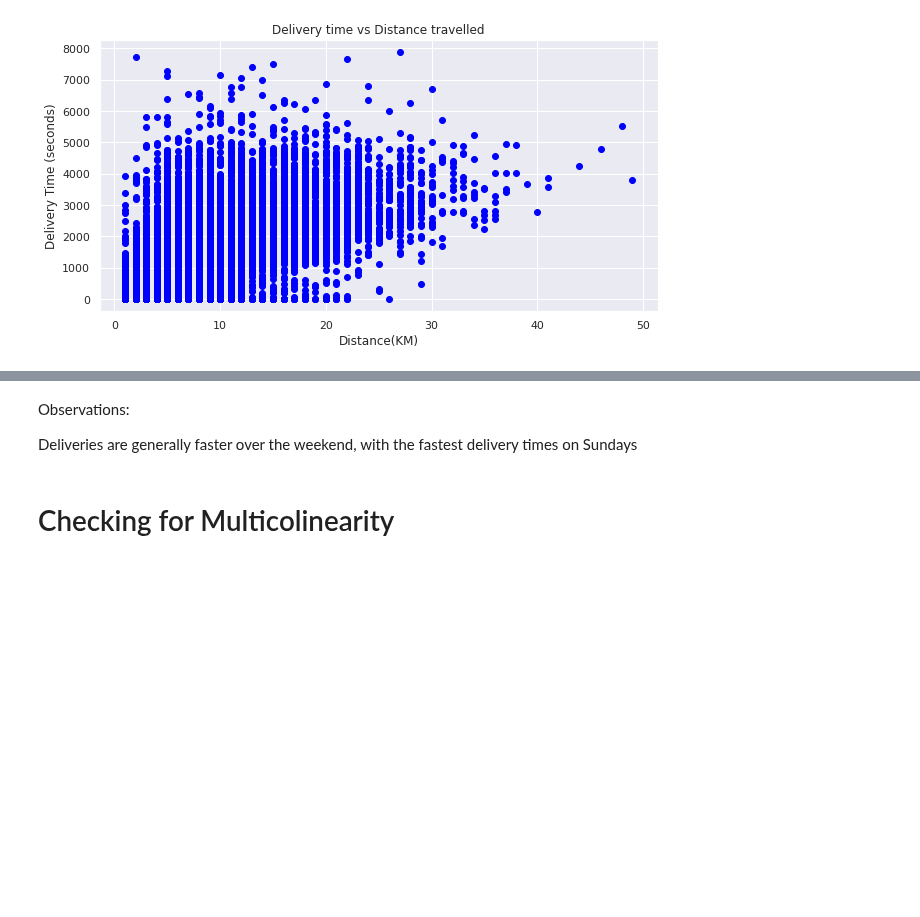
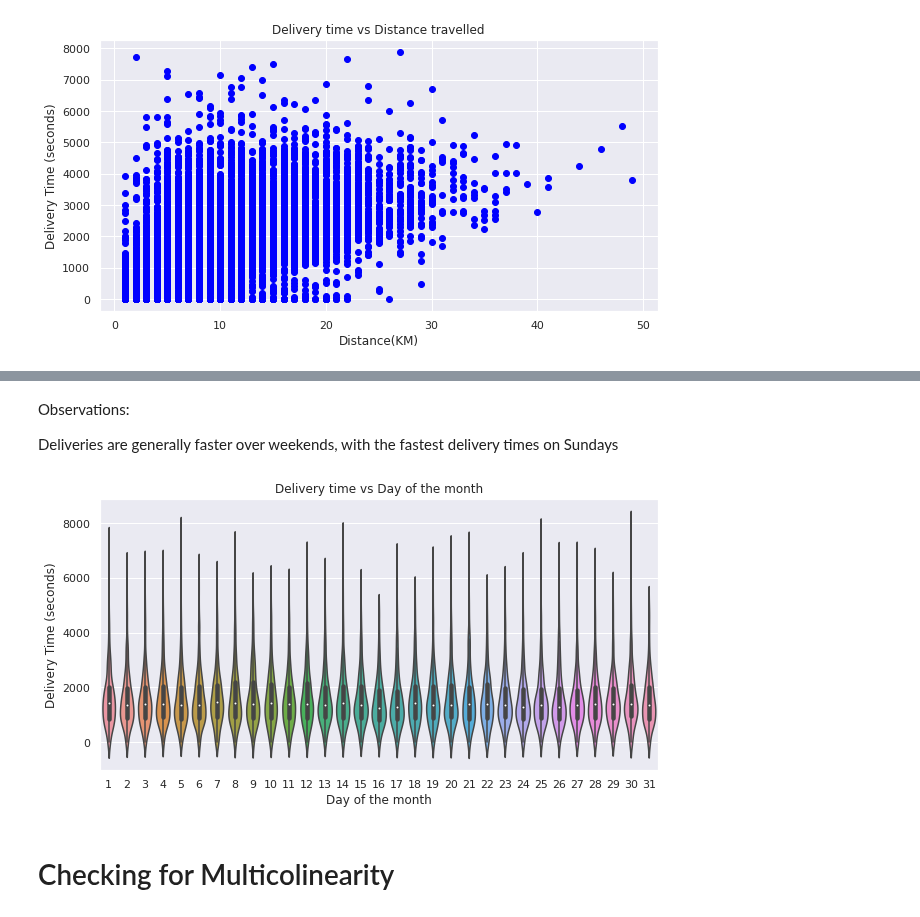
Before and after one commit to NicoleMeinie/Regression, a Jupyter notebook: Zindi.ipynb, the cells around one changed output, grey strips where cells are left out. Drawn from its saved outputs; the diff is of its cells as text; code cells hidden in the pictures; blank space fills up the shorter version.

```diff
--- a/Zindi.ipynb
+++ b/Zindi.ipynb
@@ -127,7 +153,18 @@ plt.show()
 # %% [markdown]
 Observations:
 
-Deliveries are generally faster over the weekend, with the fastest delivery times on Sundays
+Deliveries are generally faster over weekends, with the fastest delivery times on Sundays
+# %%
+sns.set()
+_ = plt.figure(figsize = (10,5))
+#_ = plt.scatter(Train.iloc[:,11],Train.iloc[:,28], color = 'blue')
+_ = sns.violinplot(x = Train.iloc[:,11], y = Train.iloc[:,28], data = Train )
+_ = plt.title('Delivery time vs Day of the month')
+_ = plt.xlabel('Day of the month')
+_ = plt.ylabel('Delivery Time (seconds)')
+plt.show()
+# %% [output]
+[figure, added]
 # %% [markdown]
 # Checking for Multicolinearity
 # %%
```
Also changed, not shown: parts of 11 cells of this notebook.
